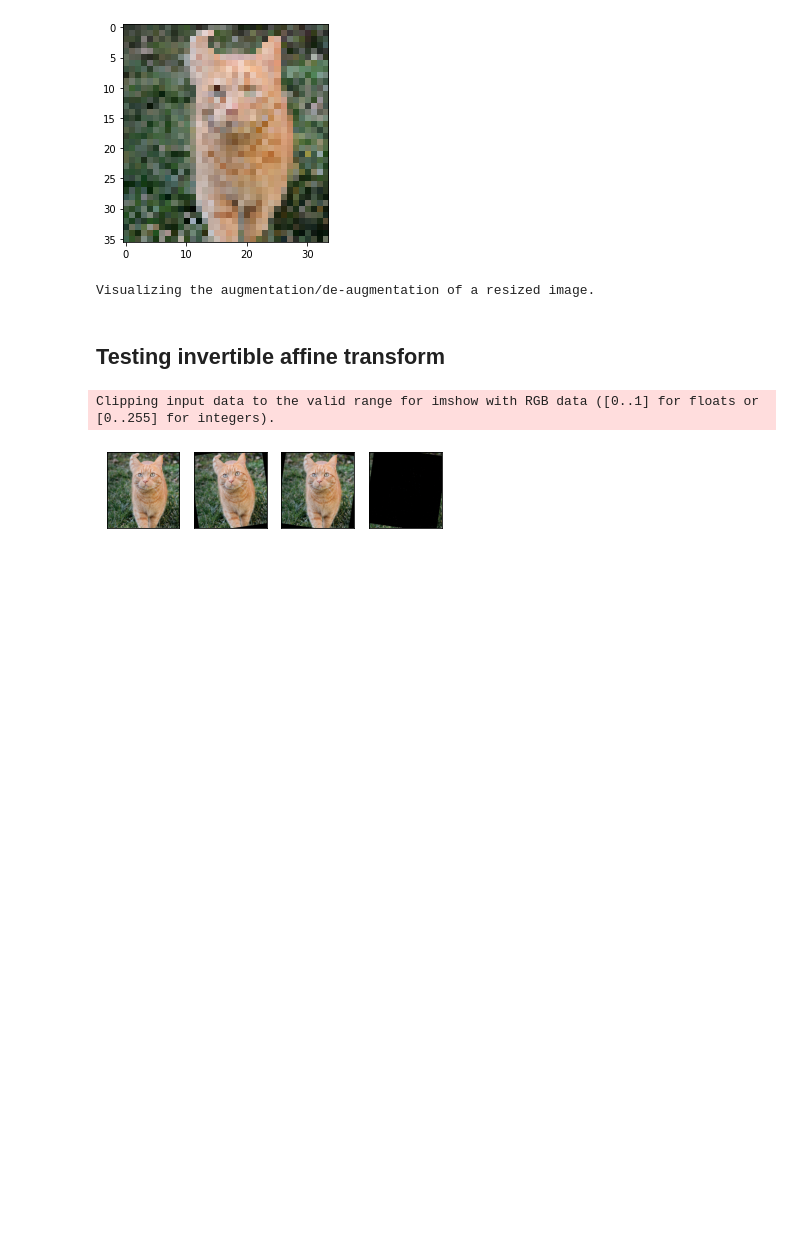
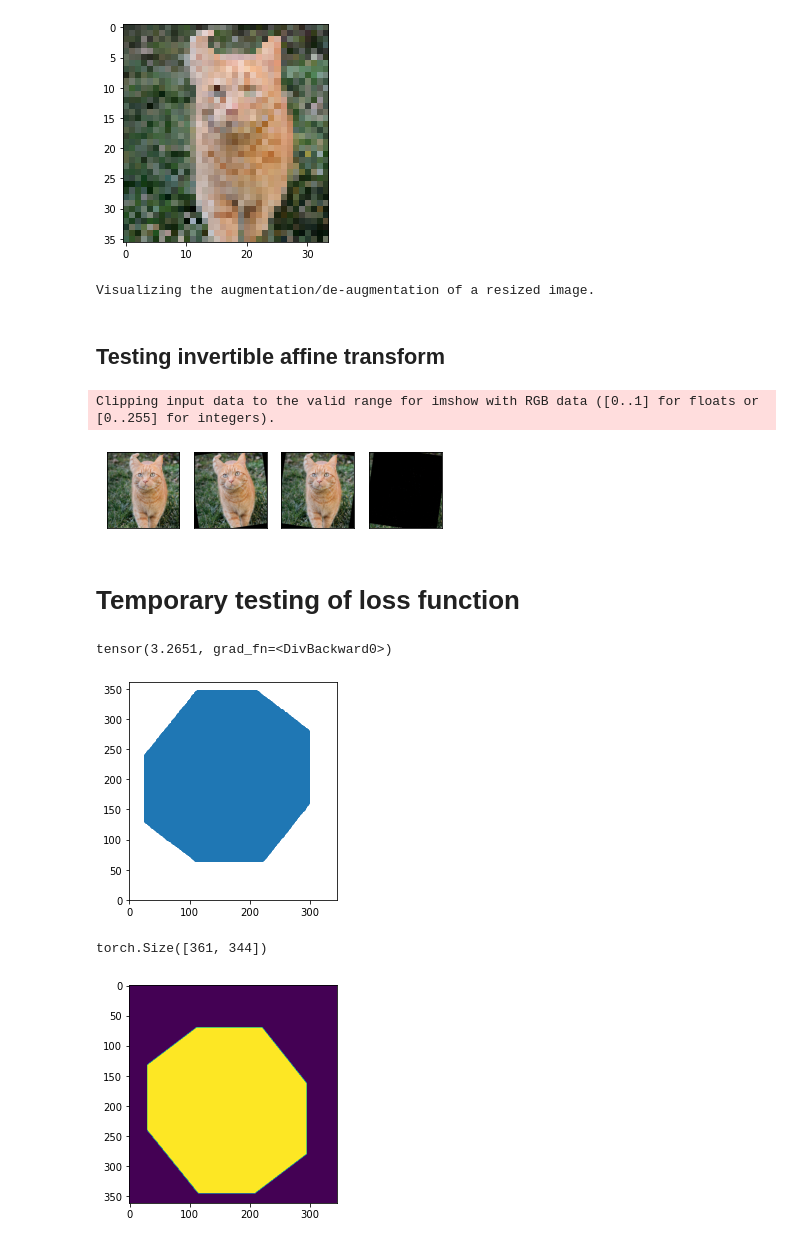
Before and after one commit to baldeeb/ContrastiveLearningOfDenseDescriptor, a Jupyter notebook: notebooks/augmentation_sandbox.ipynb, the cells around one changed output. Cells and saved outputs as stored; diff of their text form; code cells hidden in the pictures; blank space fills up the shorter version.

Commit message:
loss testing. old efforts.

```diff
--- a/notebooks/augmentation_sandbox.ipynb
+++ b/notebooks/augmentation_sandbox.ipynb
@@ -299,3 +299,44 @@ visualize_transform(im, random_affine)
 # %% [output]
 Clipping input data to the valid range for imshow with RGB data ([0..1] for floats or [0..255] for integers).
 [figure]
+# %% [markdown]
+# Temporary testing of loss function
+# %%
+%matplotlib inline
+from augmentations.util import union_of_augmented_images_in_original, image_de_normalize
+from augmentations.geometrically_invertible_aug import GeometricallyInvertibleAugmentation as Augmentor
+
+from loss.augmentation_loss import overlapping_region_positive_sample_loss
+
+num_augs = 2
+augmentors = [Augmentor(im.shape[-2:], img_stats=im_stats) for i in range(num_augs)]
+augmented_ims = [aug(im) for aug in augmentors]
+de_augmented_ims = [aug.geometric_inverse(x) for aug, x in zip(augmentors, augmented_ims)]
+
+mask = union_of_augmented_images_in_original(augmentors)
+
+indices = (mask.squeeze() == 1).nonzero()
+overlapping_region_positive_sample_loss(meta)
+# %%
+from loss.contrastive_loss import get_match_loss
+pseudo_descriptors = [d.squeeze() for d in de_augmented_ims]
+get_match_loss(pseudo_descriptors, torch.stack([indices.T, indices.T]))
+# %% [output]
+tensor(3.2651, grad_fn=<DivBackward0>)
+# %%
+from matplotlib import pyplot as pyplot
+
+fig, ax = plt.subplots()
+ax.scatter(indices[:, 1], indices[:, 0])
+ax.set_xlim(0,344)
+ax.set_ylim(0,361)
+ax.set_aspect('equal')
+plt.show()
+
+plt.figure()
+plt.imshow(tensor_to_image(mask.unsqueeze(0).unsqueeze(0)))
+mask.shape
+# %% [output]
+[figure, added]
+torch.Size([361, 344])
+[figure, added]
```
Also changed, not shown: 2 other files.
